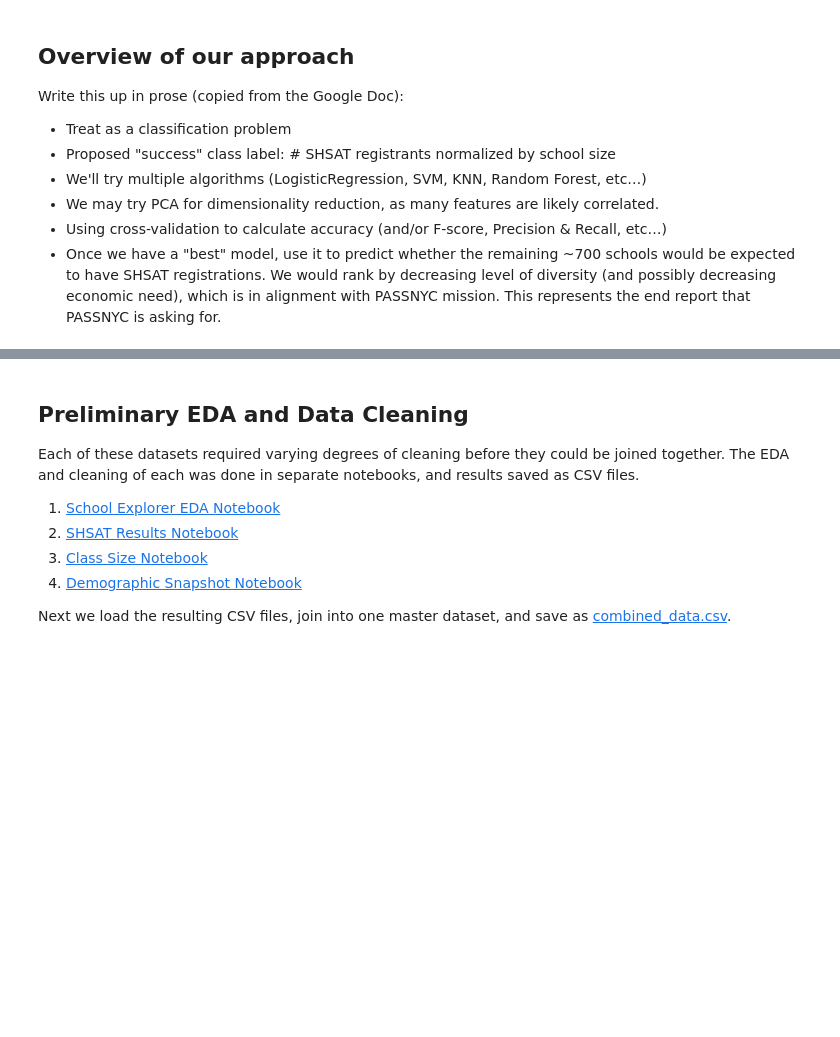
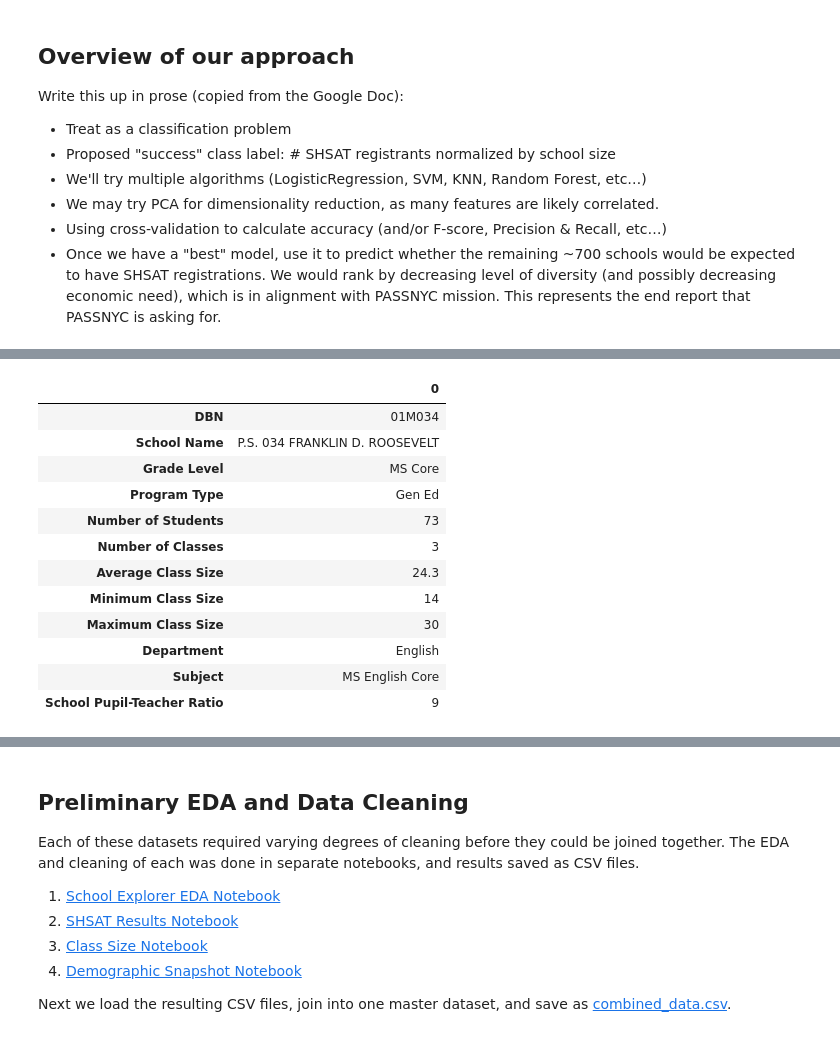
Before and after one commit to mwinton/W207-final-project, a Jupyter notebook: final_project_overview.ipynb, the cells around one changed output, grey strips where cells are left out. Saved outputs shown, nothing was run; the diff lists cells and outputs as text; code cells hidden in the pictures; blank space fills up the shorter version.

```diff
--- a/final_project_overview.ipynb
+++ b/final_project_overview.ipynb
@@ -46,0 +103,19 @@ This [2013-2018 Demographic Snapshot of NYC Schools](https://data.cityofnewyork.
+# %%
+nyccs_2017 = pd.read_csv('February2017_Avg_ClassSize_School_all.csv')
+# Show a sample row
+nyccs_2017_sample = pd.DataFrame(nyccs_2017.loc[nyccs_2017['DBN'] == sample_idx].iloc[0,])
+nyccs_2017_sample
+# %% [output]
+|  | 0 |
+| DBN | 01M034 |
+| School Name | P.S. 034 FRANKLIN D. ROOSEVELT |
+| Grade Level | MS Core |
+| Program Type | Gen Ed |
+| Number of Students | 73 |
+| Number of Classes | 3 |
+| Average Class Size | 24.3 |
+| Minimum Class Size | 14 |
+| Maximum Class Size | 30 |
+| Department | English |
+| Subject | MS English Core |
+| School Pupil-Teacher Ratio | 9 |
```
Also changed, not shown: parts of 12 cells of this notebook.
